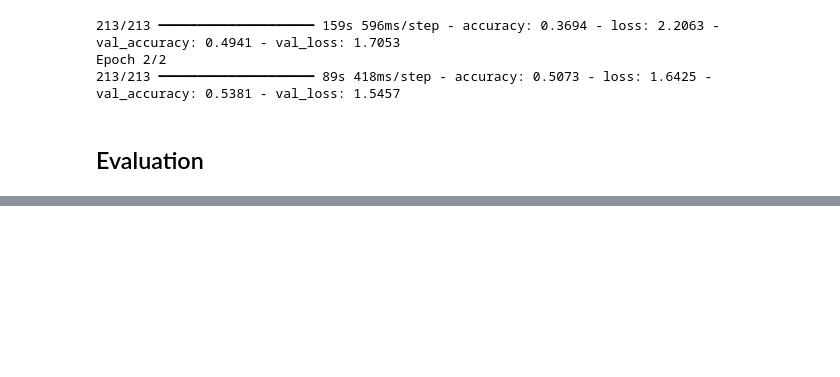
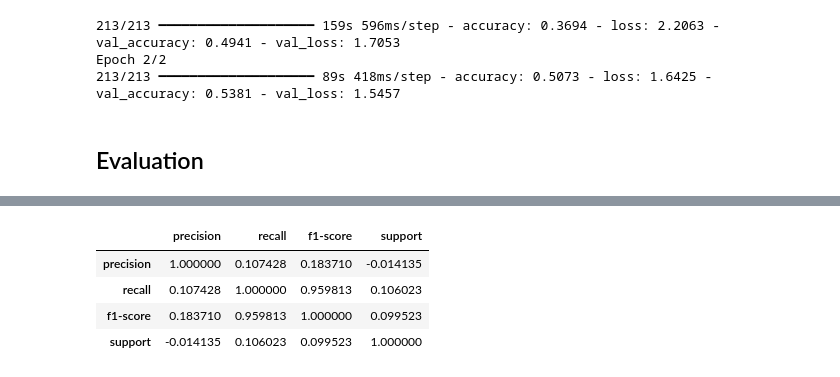
Before and after one commit to Kelorastus/Rakuten, a Jupyter notebook: notebooks/deep_learning_on_images/Valentin.ipynb, the cells around one changed output, grey strips where cells are left out. Drawn from its saved outputs; the diff is of its cells as text; code cells hidden in the pictures; blank space fills up the shorter version.

```diff
--- a/notebooks/deep_learning_on_images/Valentin.ipynb
+++ b/notebooks/deep_learning_on_images/Valentin.ipynb
@@ -325,0 +467,9 @@ Epoch 2/2
+# %%
+# f1 is not as (linearly) correlated with support as I expected: 0.10
+report.corr()
+# %% [output]
+|  | precision | recall | f1-score | support |
+| precision | 1.000000 | 0.107428 | 0.183710 | -0.014135 |
+| recall | 0.107428 | 1.000000 | 0.959813 | 0.106023 |
+| f1-score | 0.183710 | 0.959813 | 1.000000 | 0.099523 |
+| support | -0.014135 | 0.106023 | 0.099523 | 1.000000 |
```
Also changed, not shown: parts of 40 cells of this notebook.
